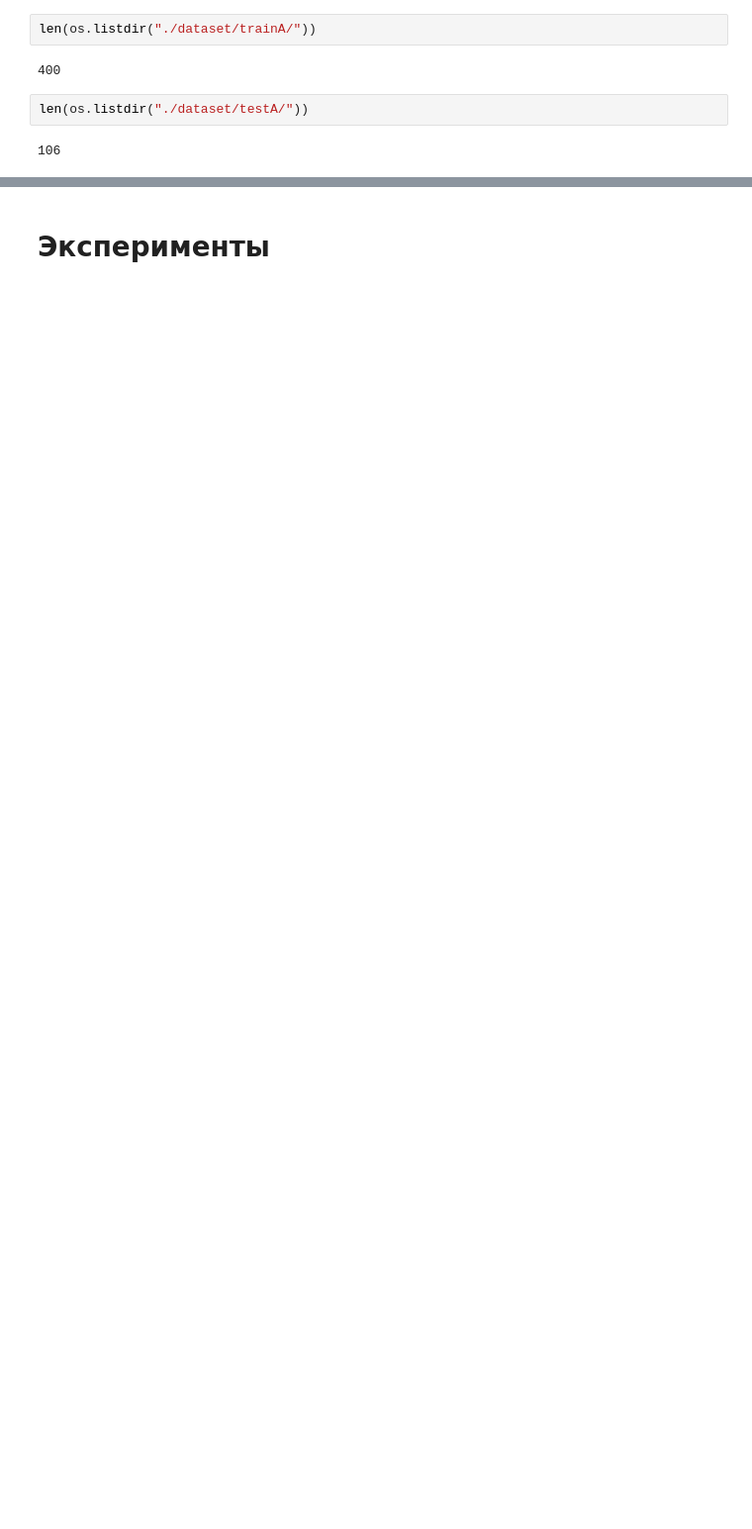
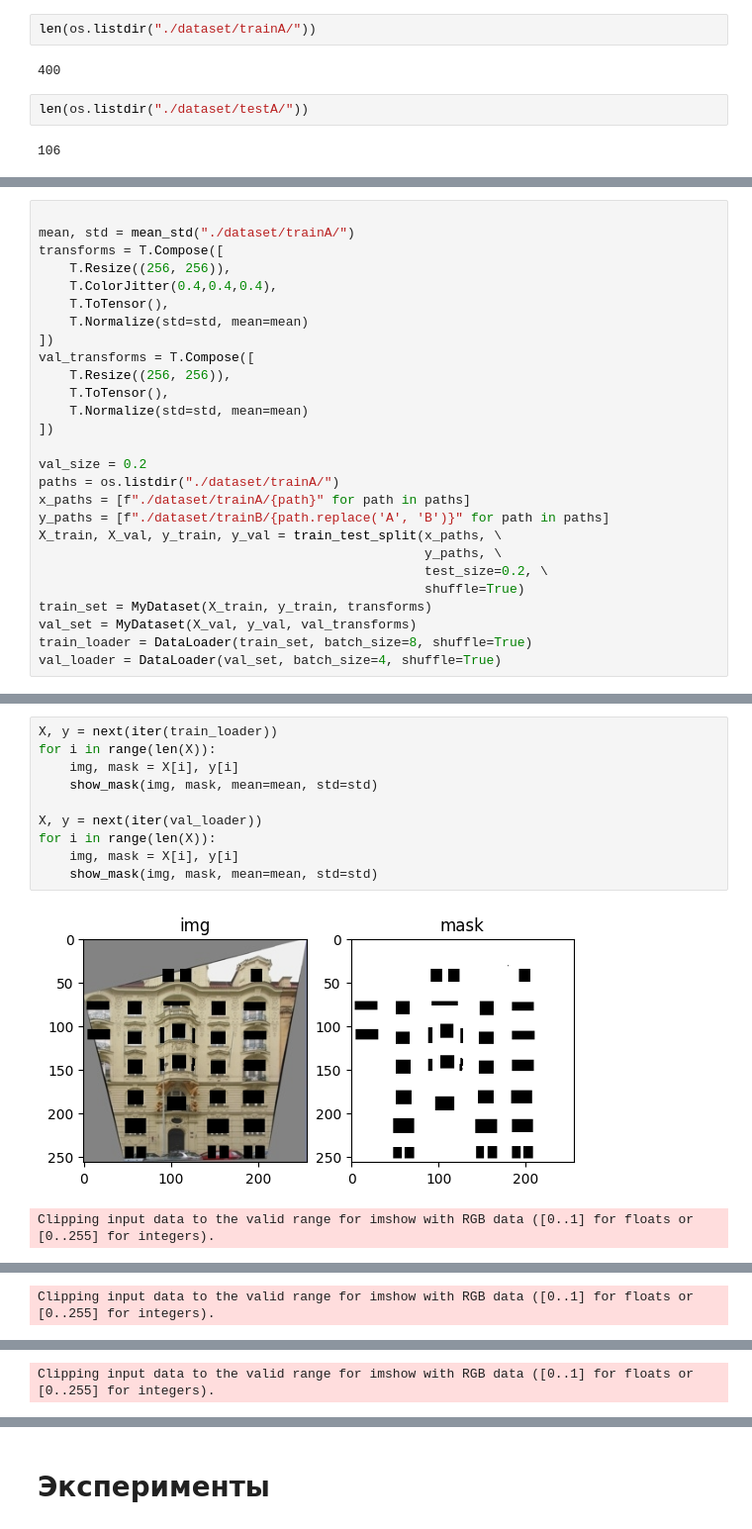
Before and after one commit to Adamsonbor/CV_Facades, a Jupyter notebook: cv_facades.ipynb, the cells around one changed output, grey strips where cells are left out. Shown at 99% size. Drawn from its saved outputs; the diff is of its cells as text; blank space fills up the shorter version.

```diff
--- a/cv_facades.ipynb
+++ b/cv_facades.ipynb
@@ -122,0 +133,27 @@ val_loader = DataLoader(val_set, batch_size=1, shuffle=False)
+# %%
+
+mean, std = mean_std("./dataset/trainA/")
+transforms = T.Compose([
+    T.Resize((256, 256)),
+    T.ColorJitter(0.4,0.4,0.4),
+    T.ToTensor(),
+    T.Normalize(std=std, mean=mean)
+])
+val_transforms = T.Compose([
+    T.Resize((256, 256)),
+    T.ToTensor(),
+    T.Normalize(std=std, mean=mean)
+])
+
+val_size = 0.2
+paths = os.listdir("./dataset/trainA/")
+x_paths = [f"./dataset/trainA/{path}" for path in paths]
+y_paths = [f"./dataset/trainB/{path.replace('A', 'B')}" for path in paths]
+X_train, X_val, y_train, y_val = train_test_split(x_paths, \
+                                                  y_paths, \
+                                                  test_size=0.2, \
+                                                  shuffle=True)
+train_set = MyDataset(X_train, y_train, transforms)
+val_set = MyDataset(X_val, y_val, val_transforms)
+train_loader = DataLoader(train_set, batch_size=8, shuffle=True)
+val_loader = DataLoader(val_set, batch_size=4, shuffle=True)
@@ -147,0 +194,13 @@ torch.Size([256, 256])
+# %%
+X, y = next(iter(train_loader))
+for i in range(len(X)):
+    img, mask = X[i], y[i]
+    show_mask(img, mask, mean=mean, std=std)
+
+X, y = next(iter(val_loader))
+for i in range(len(X)):
+    img, mask = X[i], y[i]
+    show_mask(img, mask, mean=mean, std=std)
+# %% [output]
+[figure, added]
+Clipping input data to the valid range for imshow with RGB data ([0..1] for floats or [0..255] for integers).
@@ -147,0 +208 @@ torch.Size([256, 256])
+Clipping input data to the valid range for imshow with RGB data ([0..1] for floats or [0..255] for integers).
@@ -147,0 +210 @@ torch.Size([256, 256])
+Clipping input data to the valid range for imshow with RGB data ([0..1] for floats or [0..255] for integers).
```
Also changed, not shown: parts of 24 cells of this notebook, 1 other file.
